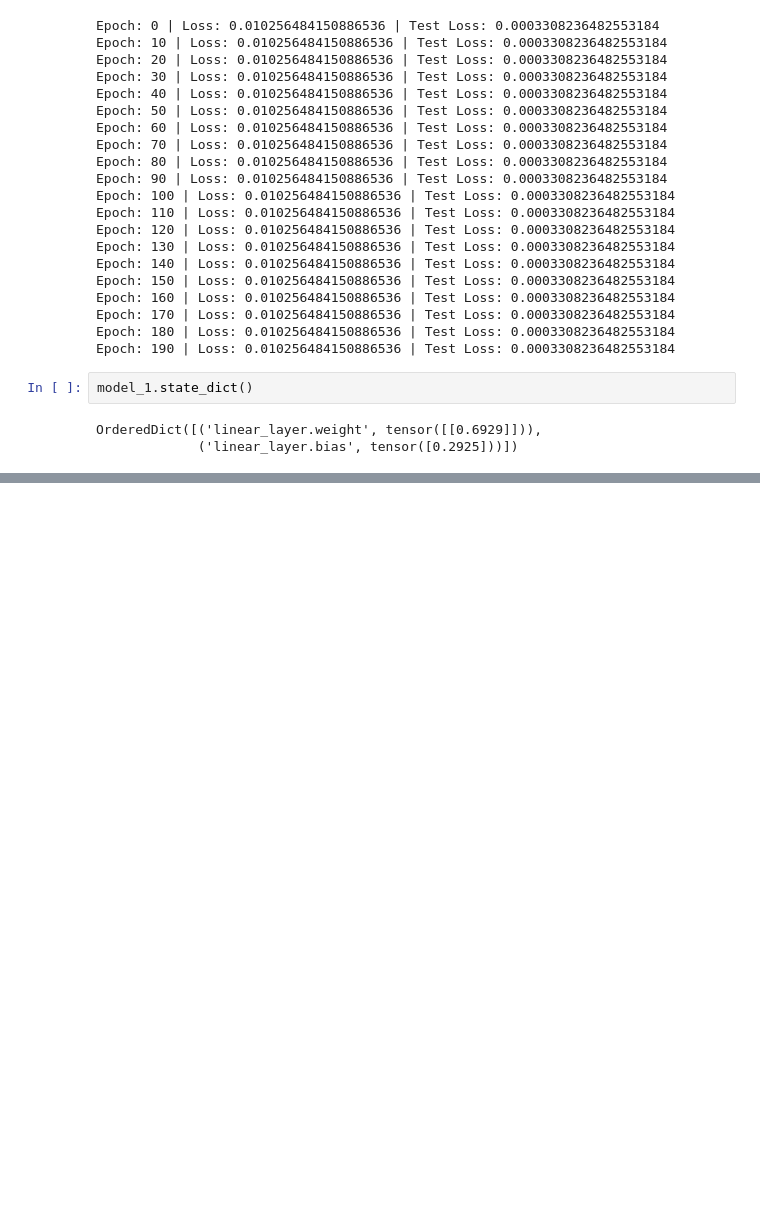
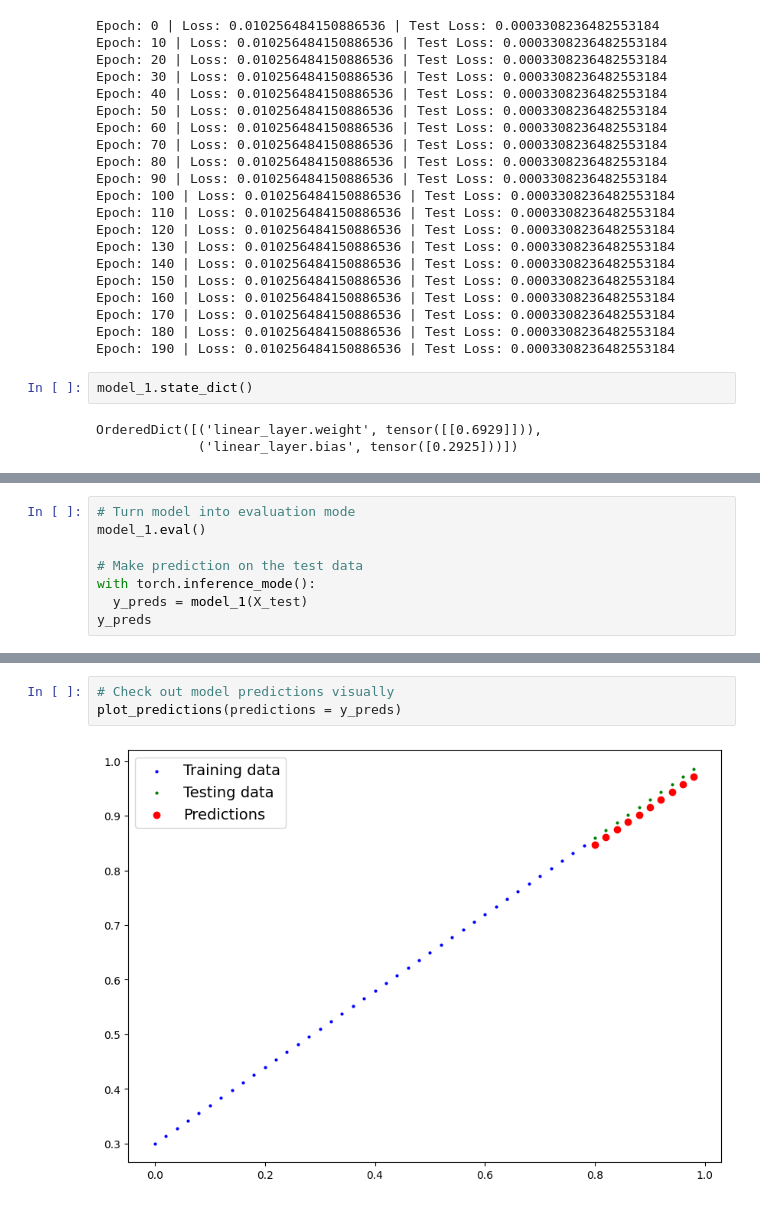
Before and after one commit to Mubassir1820/PyTorch-fundamentals, a Jupyter notebook: _pytorch_workflow.ipynb, the cells around one changed output, grey strips where cells are left out. Saved outputs shown, nothing was run; the diff lists cells and outputs as text; blank space fills up the shorter version.

```diff
--- a/_pytorch_workflow.ipynb
+++ b/_pytorch_workflow.ipynb
@@ -693,0 +696,8 @@ OrderedDict([('linear_layer.weight', tensor([[0.6929]])),
+# %%
+# Turn model into evaluation mode
+model_1.eval()
+
+# Make prediction on the test data
+with torch.inference_mode():
+  y_preds = model_1(X_test)
+y_preds
@@ -693,0 +715,5 @@ OrderedDict([('linear_layer.weight', tensor([[0.6929]])),
+# %%
+# Check out model predictions visually
+plot_predictions(predictions = y_preds)
+# %% [output]
+[figure, added]
```
Also changed, not shown: parts of 2 cells of this notebook.
